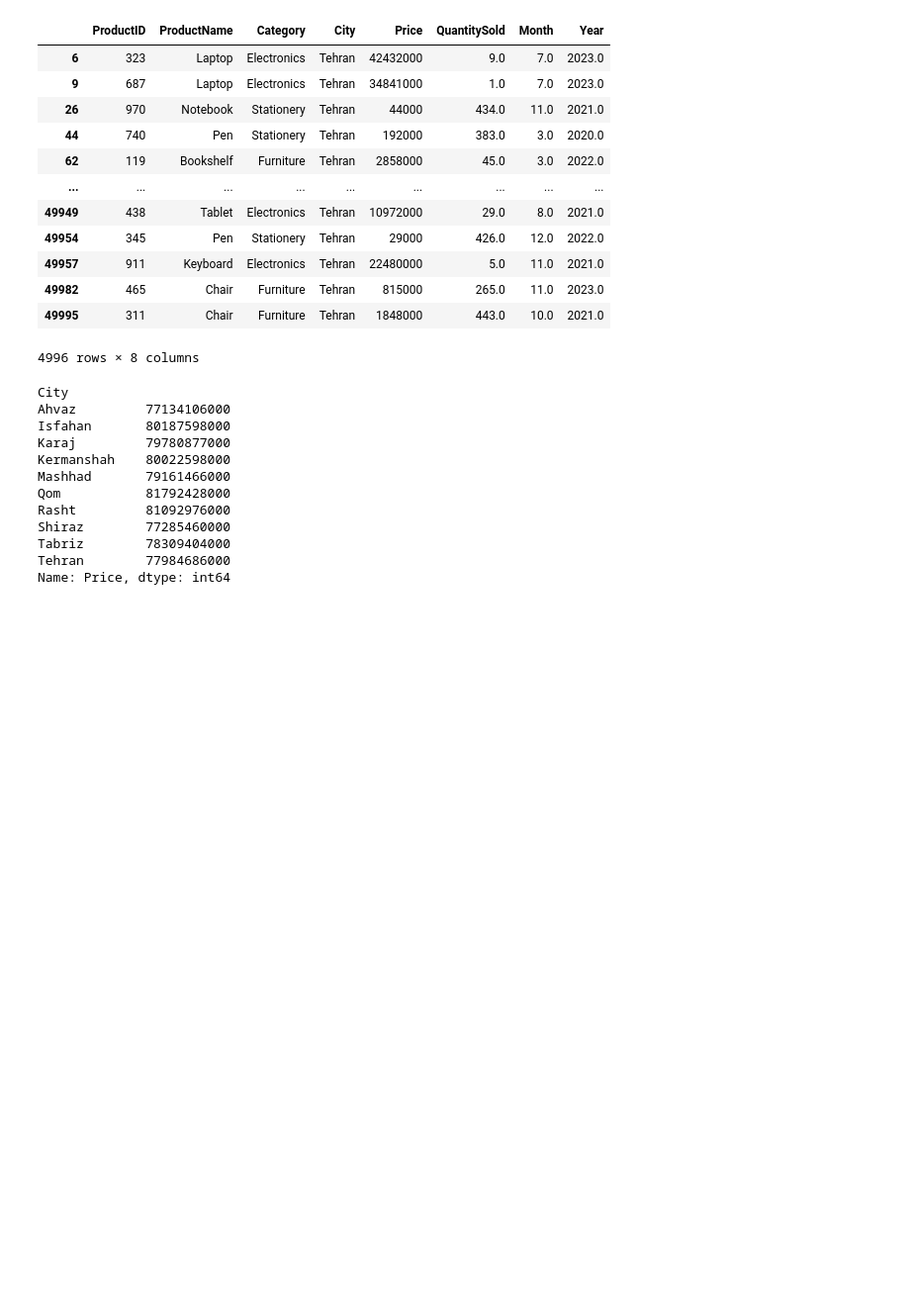
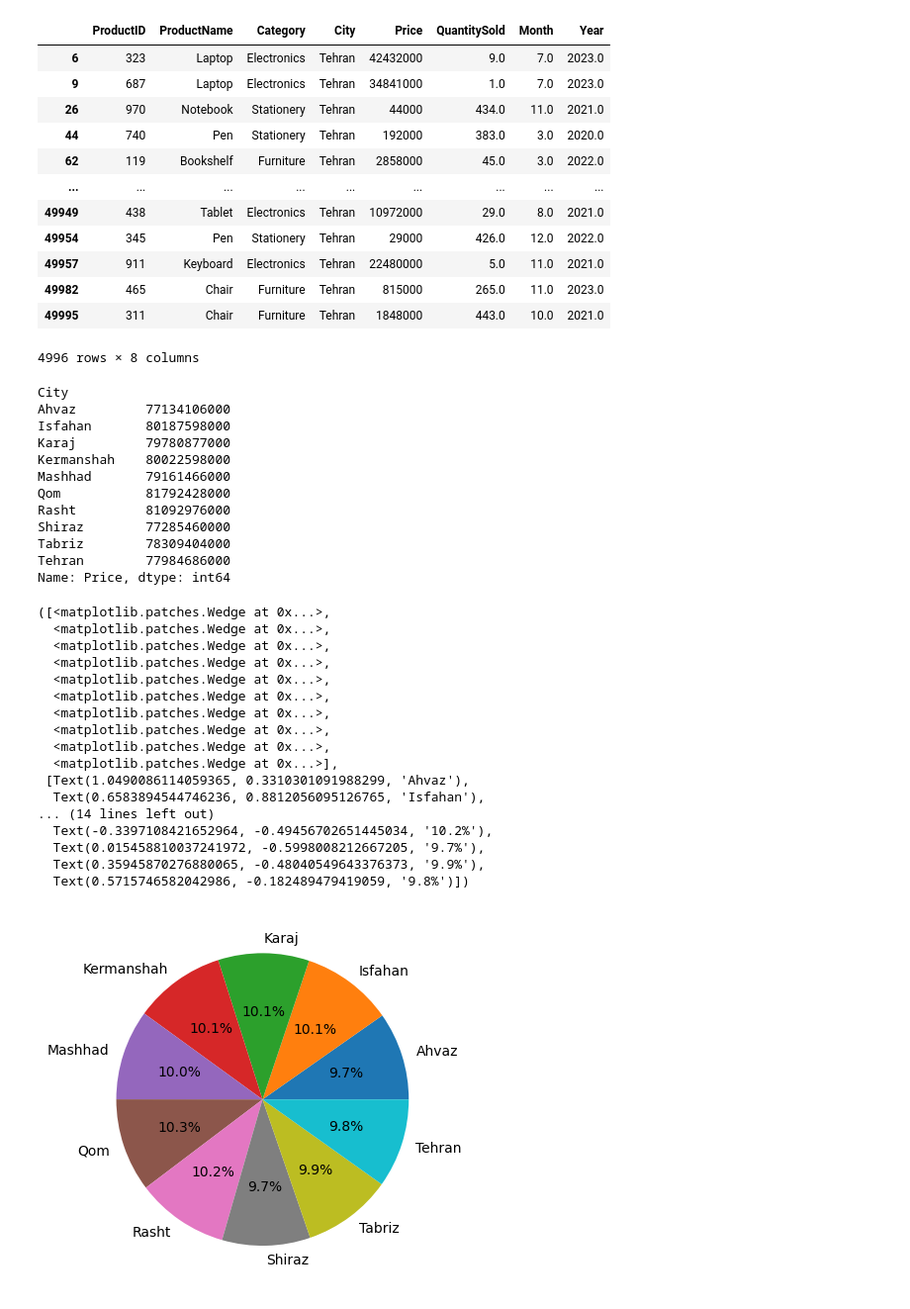
Before and after one commit to aminrahkan/sales-data-analysis, a Jupyter notebook: excercise 1 .ipynb, the cells around one changed output. Shown at 99% size. Saved outputs shown, nothing was run; the diff lists cells and outputs as text; code cells hidden in the pictures; blank space fills up the shorter version.

```diff
--- a/excercise 1 .ipynb
+++ b/excercise 1 .ipynb
@@ -264,4 +264,23 @@ Tabriz        78309404000
 Tehran        77984686000
 Name: Price, dtype: int64
 # %%
-plt.pie()
+plt.pie(salesPerCities.values,labels=salesPerCities.index,autopct='%1.1f%%')
+# %% [output]
+([<matplotlib.patches.Wedge at 0x...>,
+  <matplotlib.patches.Wedge at 0x...>,
+  <matplotlib.patches.Wedge at 0x...>,
+  <matplotlib.patches.Wedge at 0x...>,
+  <matplotlib.patches.Wedge at 0x...>,
+  <matplotlib.patches.Wedge at 0x...>,
+  <matplotlib.patches.Wedge at 0x...>,
+  <matplotlib.patches.Wedge at 0x...>,
+  <matplotlib.patches.Wedge at 0x...>,
+  <matplotlib.patches.Wedge at 0x...>],
+ [Text(1.0490086114059365, 0.3310301091988299, 'Ahvaz'),
+  Text(0.6583894544746236, 0.8812056095126765, 'Isfahan'),
+... (14 lines left out)
+  Text(-0.3397108421652964, -0.49456702651445034, '10.2%'),
+  Text(0.015458810037241972, -0.5998008212667205, '9.7%'),
+  Text(0.35945870276880065, -0.48040549643376373, '9.9%'),
+  Text(0.5715746582042986, -0.182489479419059, '9.8%')])
+[figure, added]
```
